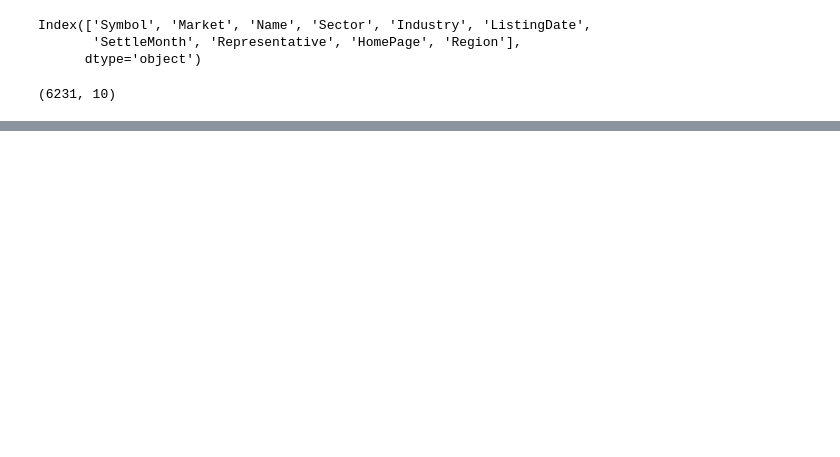
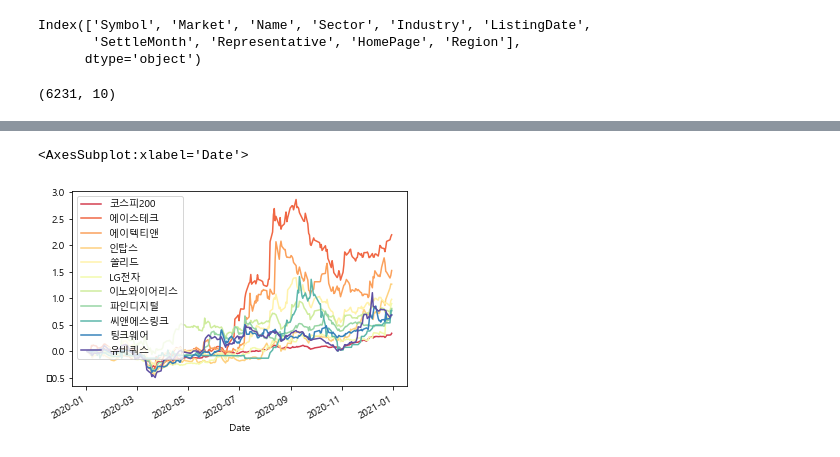
Before and after one commit to seokhee516/Stock-Market-Dashboard-Project, a Jupyter notebook: test.ipynb, the cells around one changed output, grey strips where cells are left out. Drawn from its saved outputs; the diff is of its cells as text; code cells hidden in the pictures; blank space fills up the shorter version.

```diff
--- a/test.ipynb
+++ b/test.ipynb
@@ -90,0 +252,4 @@ InterfaceError: Error binding parameter 6 - probably unsupported type.
+# %%
+# 종목별 12월 30일의 최종 수익률 큰 종목부터 나열
+returns = acc_rets.iloc[-1]
+returns.sort_values(ascending=False)
@@ -90,0 +269,4 @@ InterfaceError: Error binding parameter 6 - probably unsupported type.
+# %%
+# 수익률 상위 10
+best10 = returns.sort_values(ascending=False).head(10)
+best10
@@ -90,0 +302,10 @@ InterfaceError: Error binding parameter 6 - probably unsupported type.
+# %%
+import matplotlib as mpl
+import numpy as np
+
+def make_colors(n, colormap=plt.cm.Spectral):
+    return colormap(np.linspace(0.1, 1.0, n))
+# %%
+# 코스피 200 지수
+ks200 = fdr.DataReader('KS200', '2020-01-01', '2020-12-31')
+ks200.head()
@@ -90,0 +320,11 @@ InterfaceError: Error binding parameter 6 - probably unsupported type.
+# %%
+df_plot = pd.DataFrame()
+
+df_plot['코스피200'] = ks200.loc['2020', 'Close'] # 코스피 200 지수
+df_plot[best10.keys()] = it.loc['2020',best10.keys()] # 10개 종목
+
+df_plot = df_plot / df_plot.iloc[0] - 1
+df_plot.plot(color=make_colors(11))
+# %% [output]
+<AxesSubplot:xlabel='Date'>
+[figure, added]
```
Also changed, not shown: parts of 29 cells of this notebook, 2 other files.
